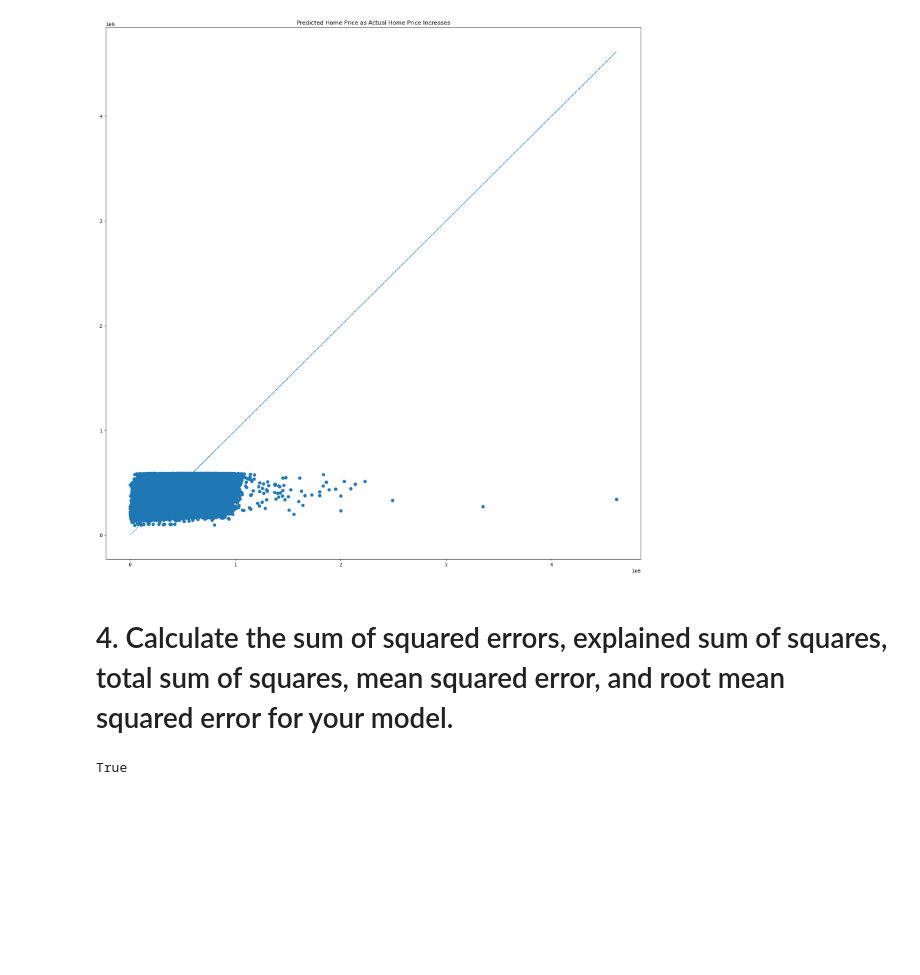
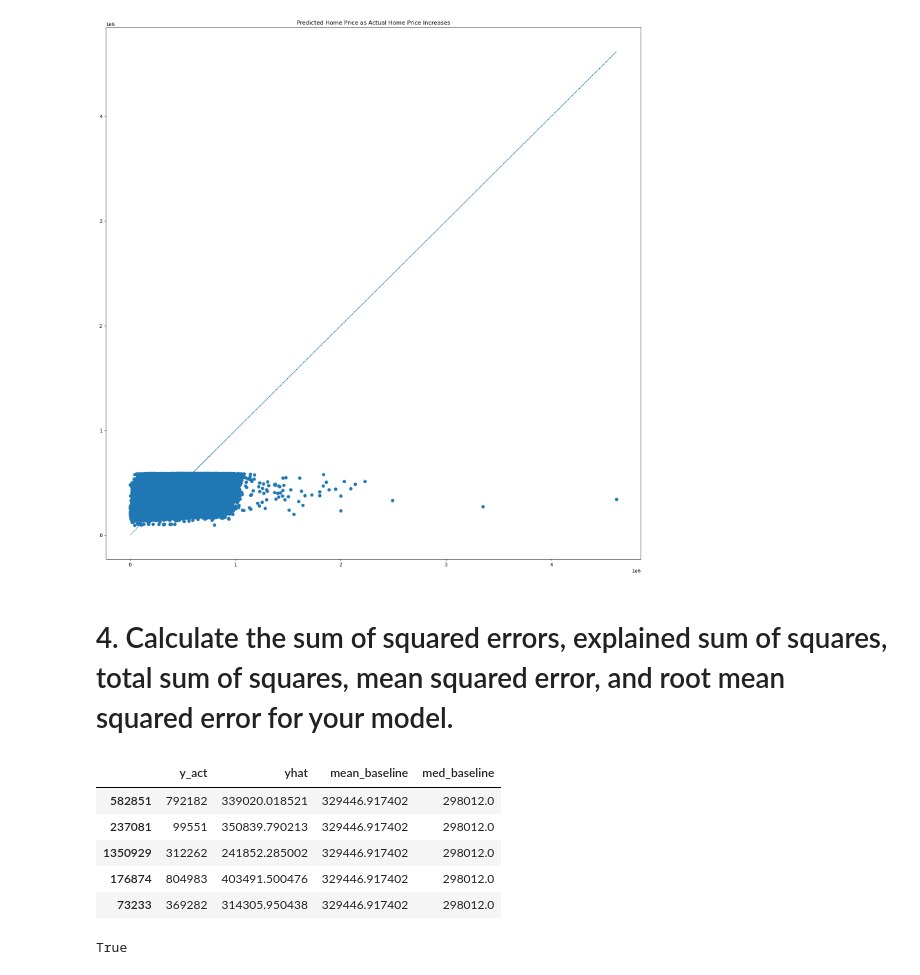
Before and after one commit to NikkideVries/regression-exercises, a Jupyter notebook: evaluation.ipynb, the cells around one changed output. Cells and saved outputs as stored; diff of their text form; code cells hidden in the pictures; blank space fills up the shorter version.

```diff
--- a/evaluation.ipynb
+++ b/evaluation.ipynb
@@ -120,13 +135,22 @@ from sklearn.metrics import mean_squared_error, r2_score
 mean_baseline = y.mean()
 med_baseline = y.median()
 # %%
+#make the predictions
 y_pred = pd.DataFrame(
 {
     'y_act': y.values,
     'yhat': yhat,
     'mean_baseline' : mean_baseline,
     'med_baseline': med_baseline
 }, index=train.index)
+y_pred.head()
+# %% [output]
+|  | y_act | yhat | mean_baseline | med_baseline |
+| 582851 | 792182 | 339020.018521 | 329446.917402 | 298012.0 |
+| 237081 | 99551 | 350839.790213 | 329446.917402 | 298012.0 |
+| 1350929 | 312262 | 241852.285002 | 329446.917402 | 298012.0 |
+| 176874 | 804983 | 403491.500476 | 329446.917402 | 298012.0 |
+| 73233 | 369282 | 314305.950438 | 329446.917402 | 298012.0 |
 # %%
 # compute the error on these two baselines:
 mean_baseline_rmse = mean_squared_error(y_pred.mean_baseline, y) ** (1/2)
```
Also changed, not shown: parts of 9 cells of this notebook.
